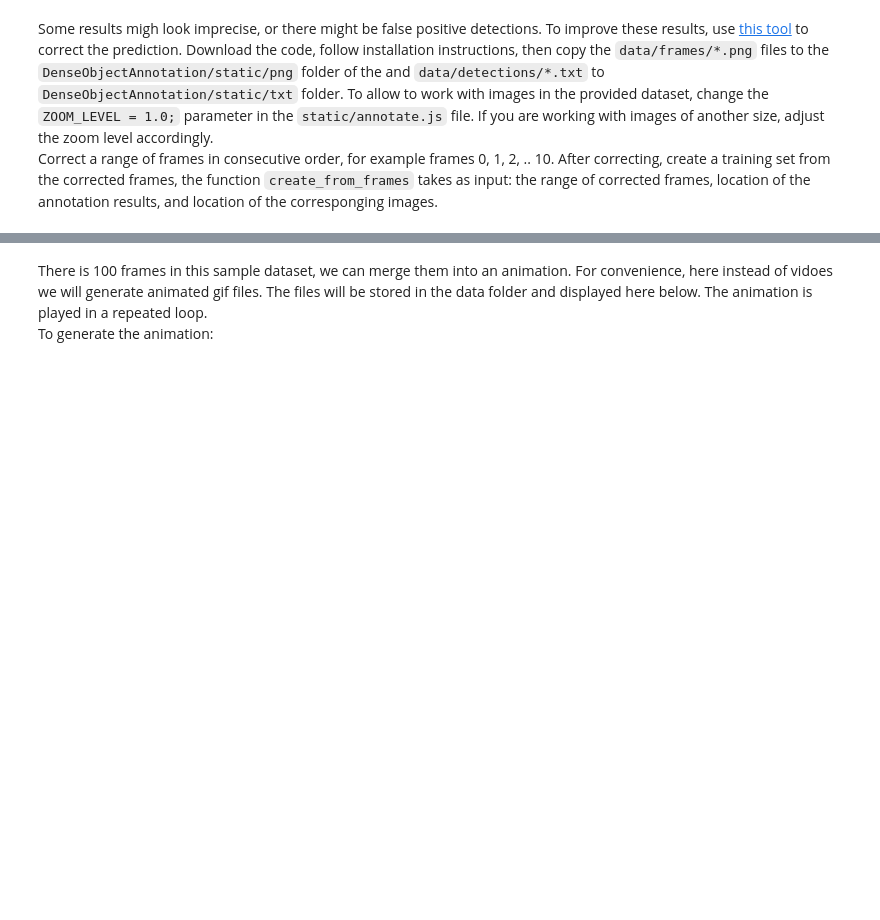
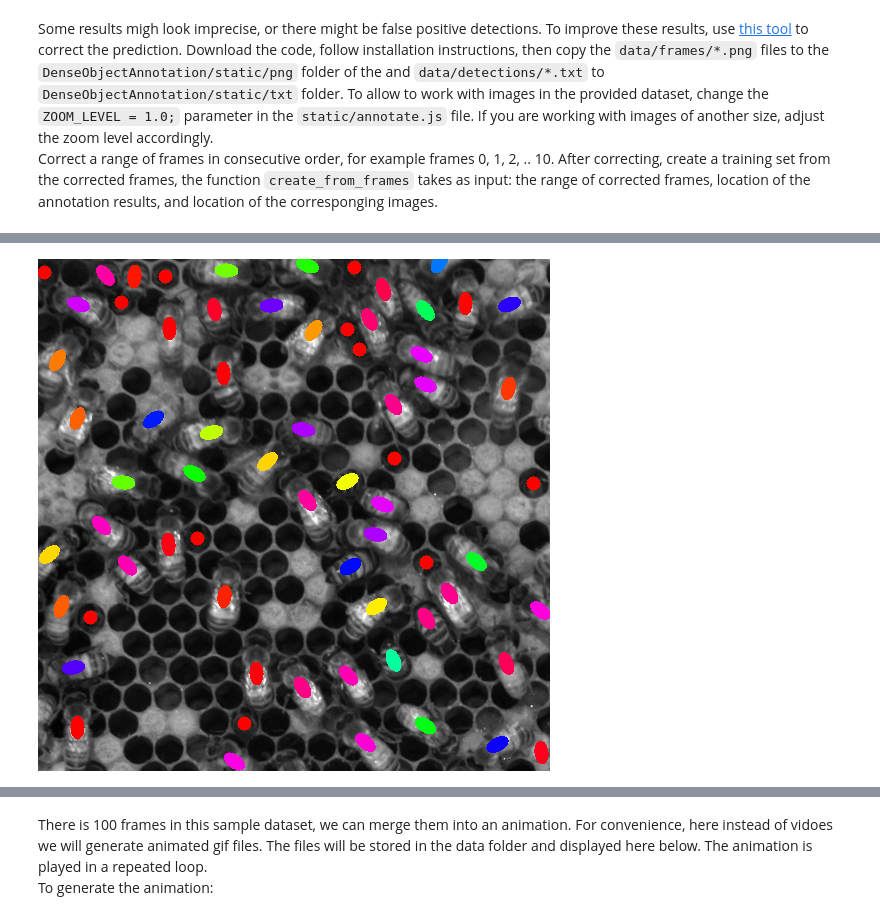
Before and after one commit to kasiabozek/bee_tracking, a Jupyter notebook: track_demo.ipynb, the cells around one changed output, grey strips where cells are left out. Cells and saved outputs as stored; diff of their text form; code cells hidden in the pictures; blank space fills up the shorter version.

```diff
--- a/track_demo.ipynb
+++ b/track_demo.ipynb
@@ -62,0 +74,6 @@ dataset.create_from_frames(range(10), os.path.join(static_dir, "png"), os.path.j
+# %%
+angle_map = segm_map.plot_angle_map(frame_nb)
+
+display(angle_map)
+# %% [output]
+[figure, added]
```
Also changed, not shown: parts of 3 cells of this notebook, 7 other files.
